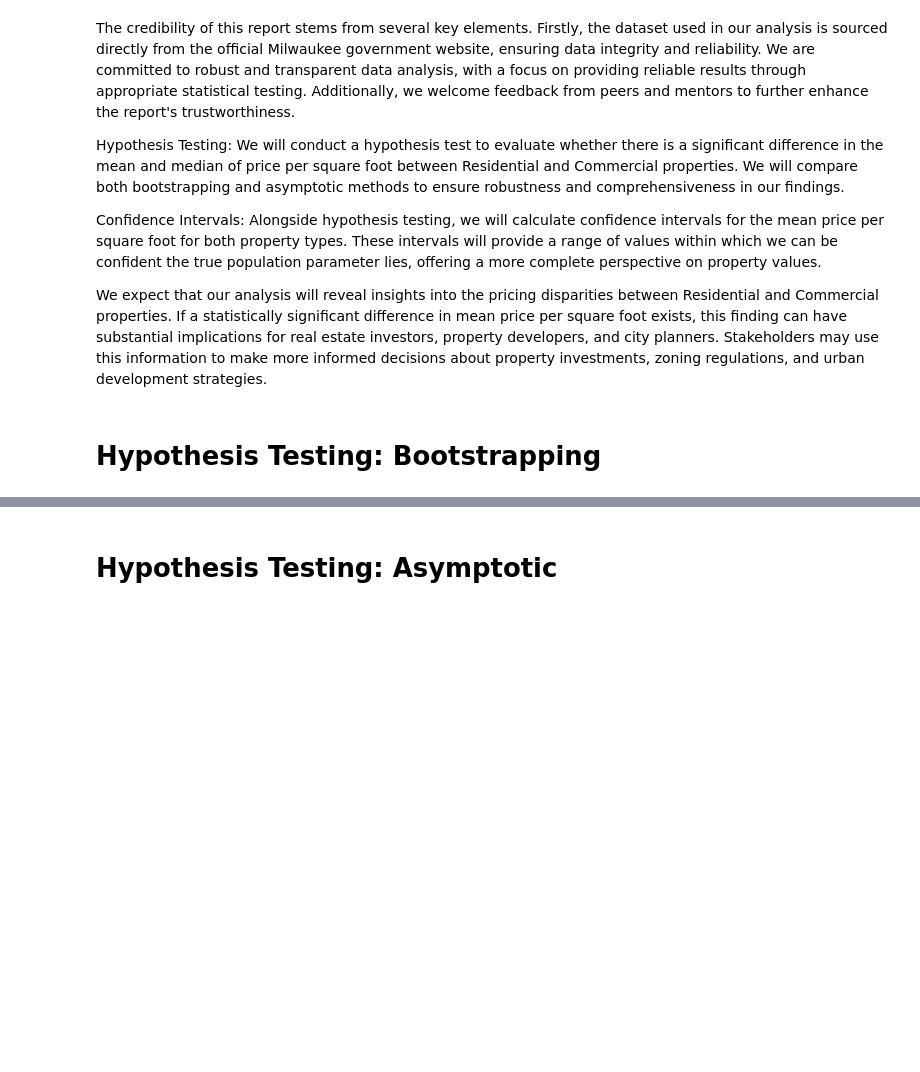
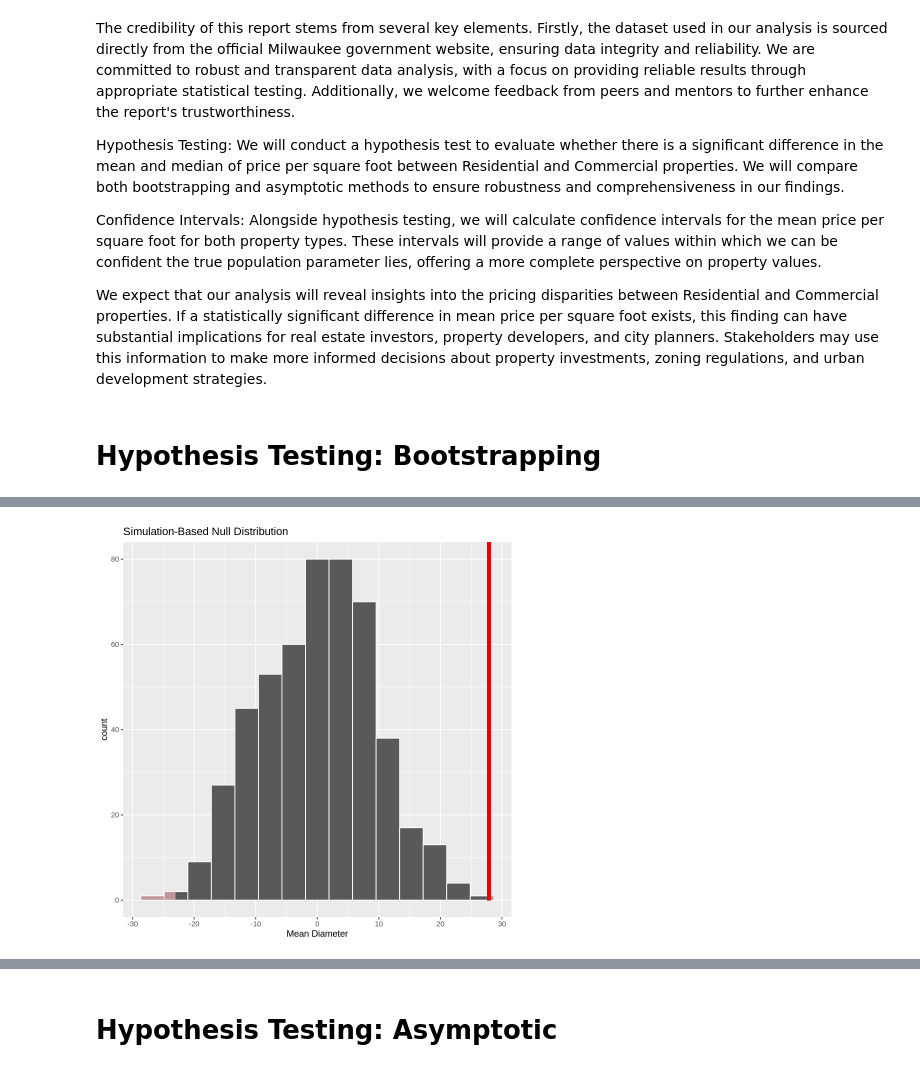
Before and after one commit to mhuang306/STAT-201-proj, a Jupyter notebook: Project Report.ipynb, the cells around one changed output, grey strips where cells are left out. Drawn from its saved outputs; the diff is of its cells as text; code cells hidden in the pictures; blank space fills up the shorter version.

```diff
--- a/Project Report.ipynb
+++ b/Project Report.ipynb
@@ -153,3 +154,13 @@ Confidence Intervals: Alongside hypothesis testing, we will calculate confidence
 We expect that our analysis will reveal insights into the pricing disparities between Residential and Commercial properties. If a statistically significant difference in mean price per square foot exists, this finding can have substantial implications for real estate investors, property developers, and city planners. Stakeholders may use this information to make more informed decisions about property investments, zoning regulations, and urban development strategies.
 # %% [markdown]
 # Hypothesis Testing: Bootstrapping
+# %%
+set.seed(50)
+
+
+Residential_sample <- Residential_data |> rep_sample_n(size = 75, replace = FALSE)
+Commerical_sample <- Commerical_data |> rep_sample_n(size = 75, replace = FALSE)
+
+sample_n_150 <- rbind(Residential_sample,Commerical_sample)
+head(sample_n_150)
+head(Commerical_sample)
@@ -155,0 +186,13 @@ We expect that our analysis will reveal insights into the pricing disparities be
+# %%
+
+
+obs_mean_diff <-
+    sample_n_150 %>%
+    group_by(PropType) %>%
+    summarise(mean = mean(Price_per_sqft)) %>%
+    pivot_wider(names_from = PropType, values_from = mean) %>%
+    mutate(diff = Residential - Commercial ) %>%
+    pull(diff)
+
+
+obs_mean_diff
@@ -155,0 +201,11 @@ We expect that our analysis will reveal insights into the pricing disparities be
+# %%
+
+
+null_model_house <-
+   sample_n_150 %>%
+   specify(formula = Price_per_sqft ~ PropType) %>%
+   hypothesize(null = "independence") %>%
+   generate(reps = 500, type = "permute") %>%
+   calculate(stat="diff in means", order = c("Commercial", "Residential"))
+
+head(null_model_house)
@@ -155,0 +222,11 @@ We expect that our analysis will reveal insights into the pricing disparities be
+# %%
+house_result_plot <-
+   null_model_house |>
+   visualize() +
+   shade_p_value(obs_stat = obs_mean_diff, direction = "two.sided") +
+   xlab("Mean Difference in Diameter")
+
+
+house_result_plot
+# %% [output]
+[figure, added]
```
Also changed, not shown: parts of 7 cells of this notebook.
